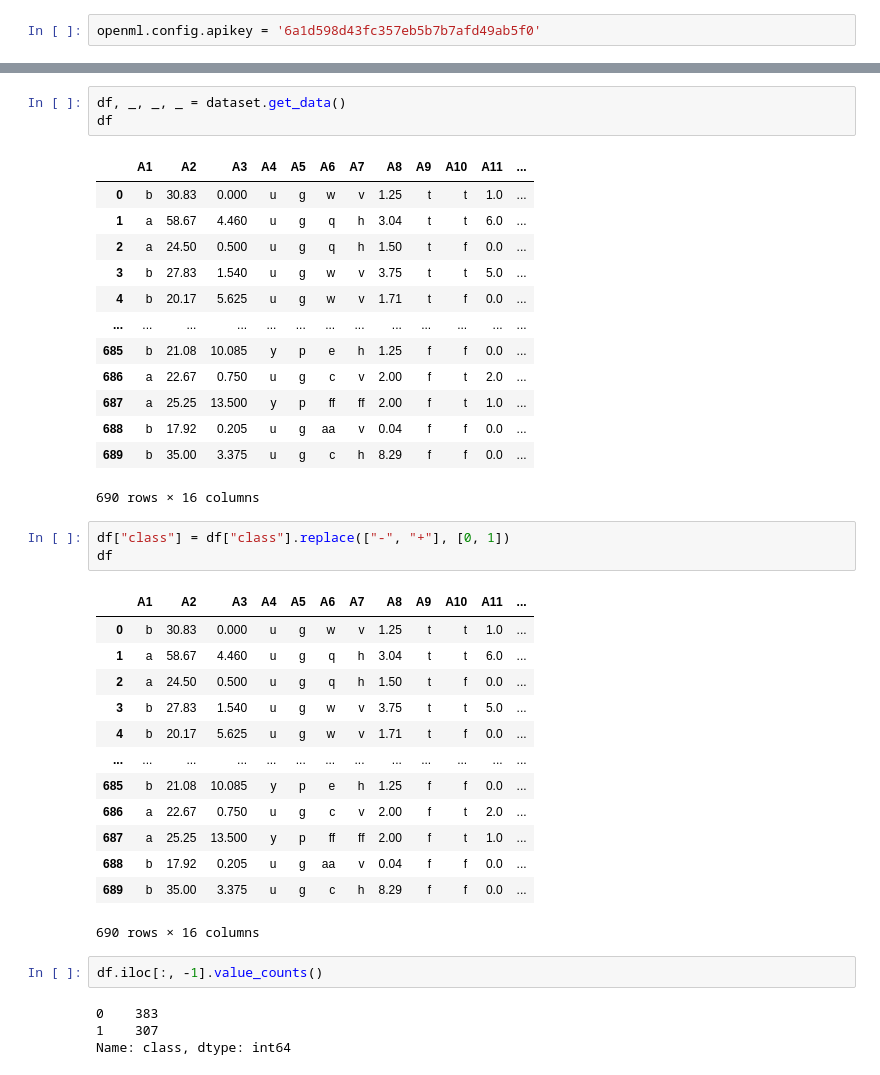
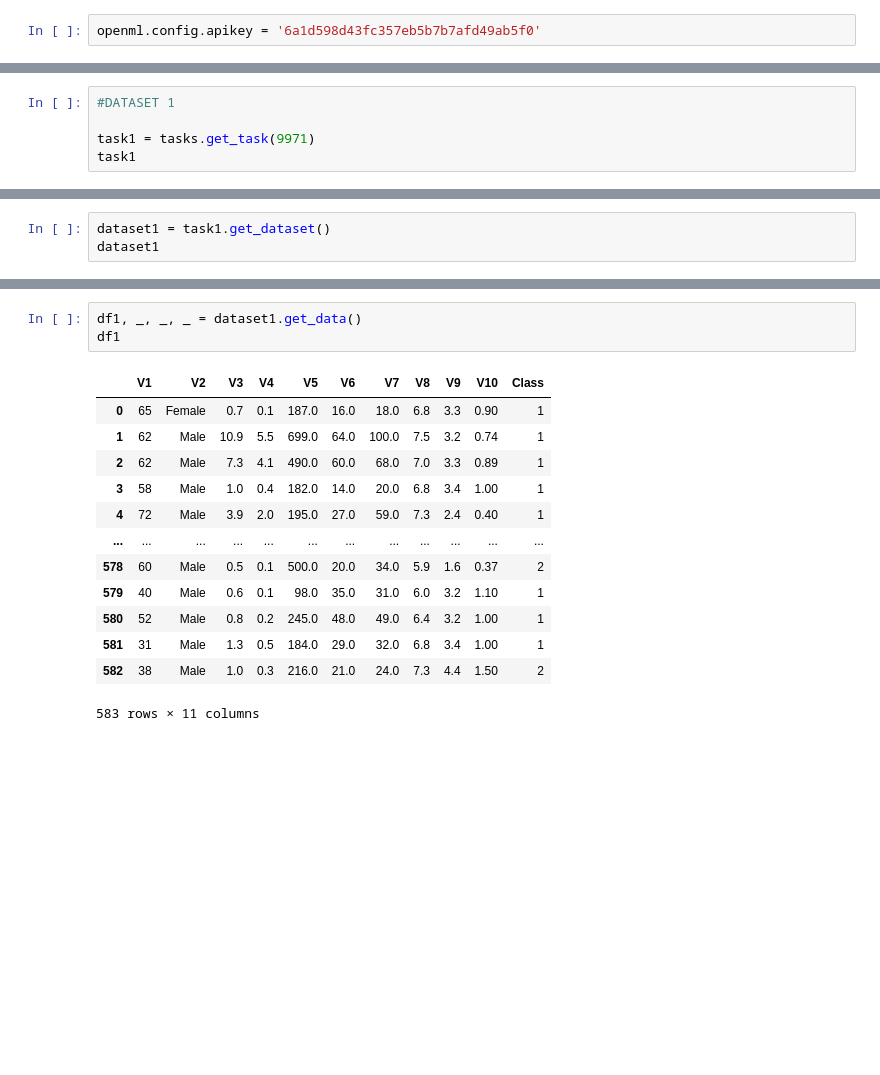
Before and after one commit to totas30/trabalho_ac1, a Jupyter notebook: trabalho_ac1.ipynb, the cells around one changed output, grey strips where cells are left out. Saved outputs shown, nothing was run; the diff lists cells and outputs as text; blank space fills up the shorter version.

```diff
--- a/trabalho_ac1.ipynb
+++ b/trabalho_ac1.ipynb
@@ -466,0 +296,5 @@ OpenML URL....: https://www.openml.org/d/29
+# %%
+#DATASET 1
+
+task1 = tasks.get_task(9971)
+task1
@@ -466,0 +311,3 @@ OpenML URL....: https://www.openml.org/d/29
+# %%
+dataset1 = task1.get_dataset()
+dataset1
@@ -467,41 +326,18 @@ OpenML URL....: https://www.openml.org/d/29
 # %%
-df, _, _, _ = dataset.get_data()
-df
+df1, _, _, _ = dataset1.get_data()
+df1
 # %% [output]
-|  | A1 | A2 | A3 | A4 | A5 | A6 | A7 | A8 | A9 | A10 | A11 | ... |
-| 0 | b | 30.83 | 0.000 | u | g | w | v | 1.25 | t | t | 1.0 | ... |
-| 1 | a | 58.67 | 4.460 | u | g | q | h | 3.04 | t | t | 6.0 | ... |
-| 2 | a | 24.50 | 0.500 | u | g | q | h | 1.50 | t | f | 0.0 | ... |
-| 3 | b | 27.83 | 1.540 | u | g | w | v | 3.75 | t | t | 5.0 | ... |
-| 4 | b | 20.17 | 5.625 | u | g | w | v | 1.71 | t | f | 0.0 | ... |
-| ... | ... | ... | ... | ... | ... | ... | ... | ... | ... | ... | ... | ... |
-| 685 | b | 21.08 | 10.085 | y | p | e | h | 1.25 | f | f | 0.0 | ... |
-| 686 | a | 22.67 | 0.750 | u | g | c | v | 2.00 | f | t | 2.0 | ... |
-| 687 | a | 25.25 | 13.500 | y | p | ff | ff | 2.00 | f | t | 1.0 | ... |
-| 688 | b | 17.92 | 0.205 | u | g | aa | v | 0.04 | f | f | 0.0 | ... |
-| 689 | b | 35.00 | 3.375 | u | g | c | h | 8.29 | f | f | 0.0 | ... |
+|  | V1 | V2 | V3 | V4 | V5 | V6 | V7 | V8 | V9 | V10 | Class |
+| 0 | 65 | Female | 0.7 | 0.1 | 187.0 | 16.0 | 18.0 | 6.8 | 3.3 | 0.90 | 1 |
+| 1 | 62 | Male | 10.9 | 5.5 | 699.0 | 64.0 | 100.0 | 7.5 | 3.2 | 0.74 | 1 |
+| 2 | 62 | Male | 7.3 | 4.1 | 490.0 | 60.0 | 68.0 | 7.0 | 3.3 | 0.89 | 1 |
+| 3 | 58 | Male | 1.0 | 0.4 | 182.0 | 14.0 | 20.0 | 6.8 | 3.4 | 1.00 | 1 |
+| 4 | 72 | Male | 3.9 | 2.0 | 195.0 | 27.0 | 59.0 | 7.3 | 2.4 | 0.40 | 1 |
+| ... | ... | ... | ... | ... | ... | ... | ... | ... | ... | ... | ... |
+| 578 | 60 | Male | 0.5 | 0.1 | 500.0 | 20.0 | 34.0 | 5.9 | 1.6 | 0.37 | 2 |
+| 579 | 40 | Male | 0.6 | 0.1 | 98.0 | 35.0 | 31.0 | 6.0 | 3.2 | 1.10 | 1 |
+| 580 | 52 | Male | 0.8 | 0.2 | 245.0 | 48.0 | 49.0 | 6.4 | 3.2 | 1.00 | 1 |
+| 581 | 31 | Male | 1.3 | 0.5 | 184.0 | 29.0 | 32.0 | 6.8 | 3.4 | 1.00 | 1 |
+| 582 | 38 | Male | 1.0 | 0.3 | 216.0 | 21.0 | 24.0 | 7.3 | 4.4 | 1.50 | 2 |
-690 rows × 16 columns
+583 rows × 11 columns
-# %%
-df["class"] = df["class"].replace(["-", "+"], [0, 1])
-df
-# %% [output]
-|  | A1 | A2 | A3 | A4 | A5 | A6 | A7 | A8 | A9 | A10 | A11 | ... |
-| 0 | b | 30.83 | 0.000 | u | g | w | v | 1.25 | t | t | 1.0 | ... |
-| 1 | a | 58.67 | 4.460 | u | g | q | h | 3.04 | t | t | 6.0 | ... |
-| 2 | a | 24.50 | 0.500 | u | g | q | h | 1.50 | t | f | 0.0 | ... |
-| 3 | b | 27.83 | 1.540 | u | g | w | v | 3.75 | t | t | 5.0 | ... |
-| 4 | b | 20.17 | 5.625 | u | g | w | v | 1.71 | t | f | 0.0 | ... |
-| ... | ... | ... | ... | ... | ... | ... | ... | ... | ... | ... | ... | ... |
-| 685 | b | 21.08 | 10.085 | y | p | e | h | 1.25 | f | f | 0.0 | ... |
-| 686 | a | 22.67 | 0.750 | u | g | c | v | 2.00 | f | t | 2.0 | ... |
-| 687 | a | 25.25 | 13.500 | y | p | ff | ff | 2.00 | f | t | 1.0 | ... |
-| 688 | b | 17.92 | 0.205 | u | g | aa | v | 0.04 | f | f | 0.0 | ... |
-| 689 | b | 35.00 | 3.375 | u | g | c | h | 8.29 | f | f | 0.0 | ... |
-690 rows × 16 columns
-# %%
-df.iloc[:, -1].value_counts()
-# %% [output]
-0    383
-1    307
-Name: class, dtype: int64
 # %%
```
Also changed, not shown: parts of 43 cells of this notebook.
